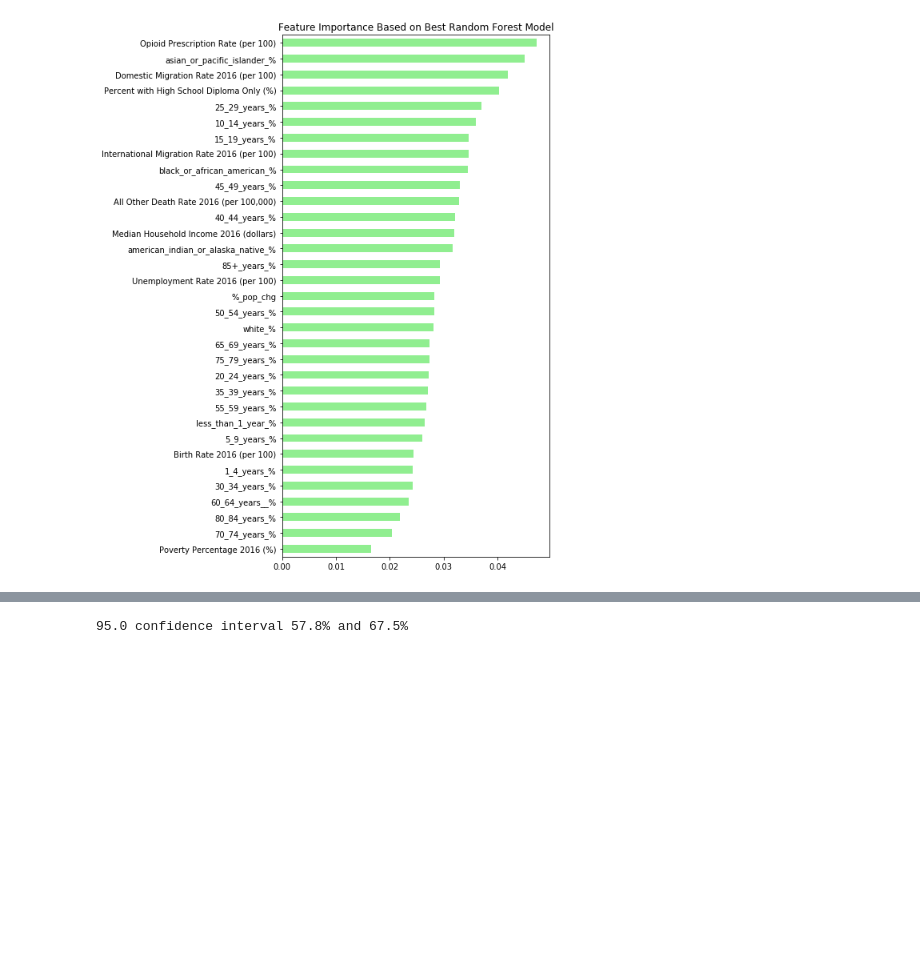
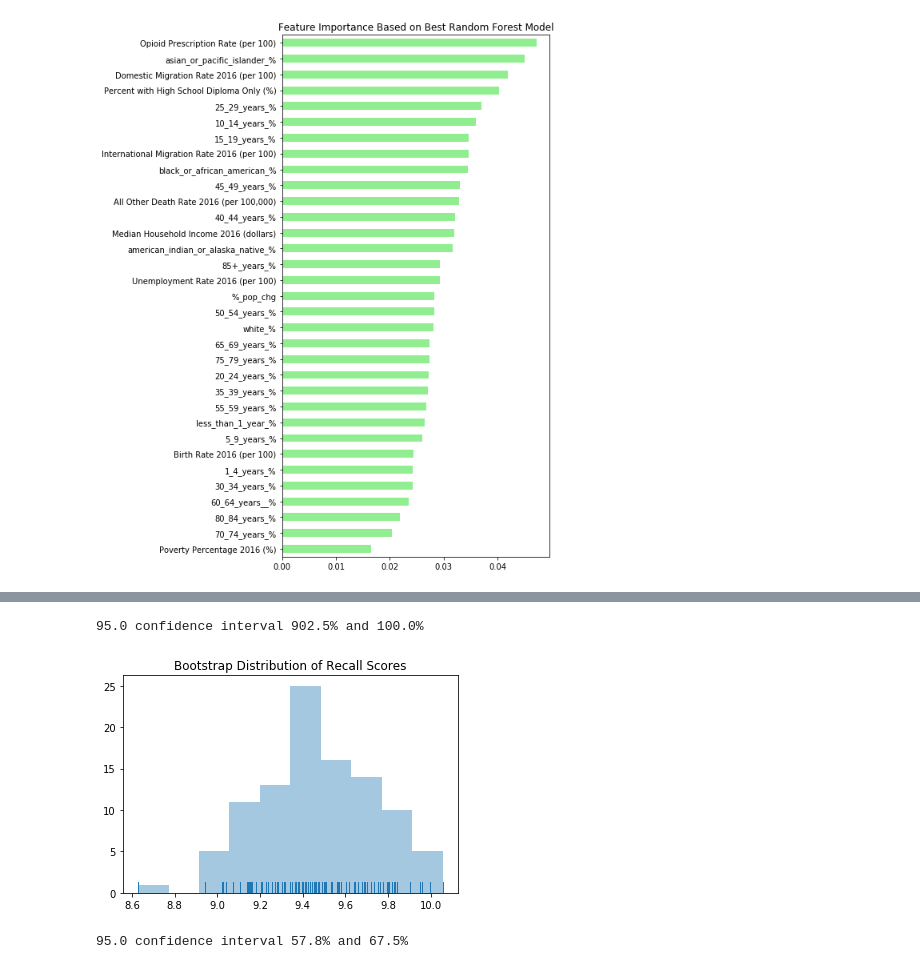
Before and after one commit to danielhanbitlee/Springboard, a Jupyter notebook: capstone_project/in_depth_analysis_machine_learning_hurdle_approach_2.ipynb, the cells around one changed output, grey strips where cells are left out. Cells and saved outputs as stored; diff of their text form; code cells hidden in the pictures; blank space fills up the shorter version.

```diff
--- a/capstone_project/in_depth_analysis_machine_learning_hurdle_approach_2.ipynb
+++ b/capstone_project/in_depth_analysis_machine_learning_hurdle_approach_2.ipynb
@@ -160,3 +176,19 @@ for i in range(n_iterations):
+# %%
+# plot scores
+fig, ax = plt.subplots(nrows = 1, ncols = 1)
+sns.distplot(stats, kde=False, rug=True, ax = ax)
+ax.set_title('Bootstrap Distribution of Recall Scores')
+fig.show()
+# confidence intervals
+alpha = 0.95
+p = ((1.0-alpha)/2.0) * 100
+lower = max(0.0, np.percentile(stats, p))
+p = (alpha+((1.0-alpha)/2.0)) * 100
+upper = min(1.0, np.percentile(stats, p))
+print('%.1f confidence interval %.1f%% and %.1f%%' % (alpha*100, lower*100, upper*100))
+# %% [output]
+95.0 confidence interval 902.5% and 100.0%
+[figure, added]
 # %%
 # plot scores
 fig, ax = plt.subplots(nrows = 1, ncols = 1)
```
Also changed, not shown: parts of 2 cells of this notebook.
